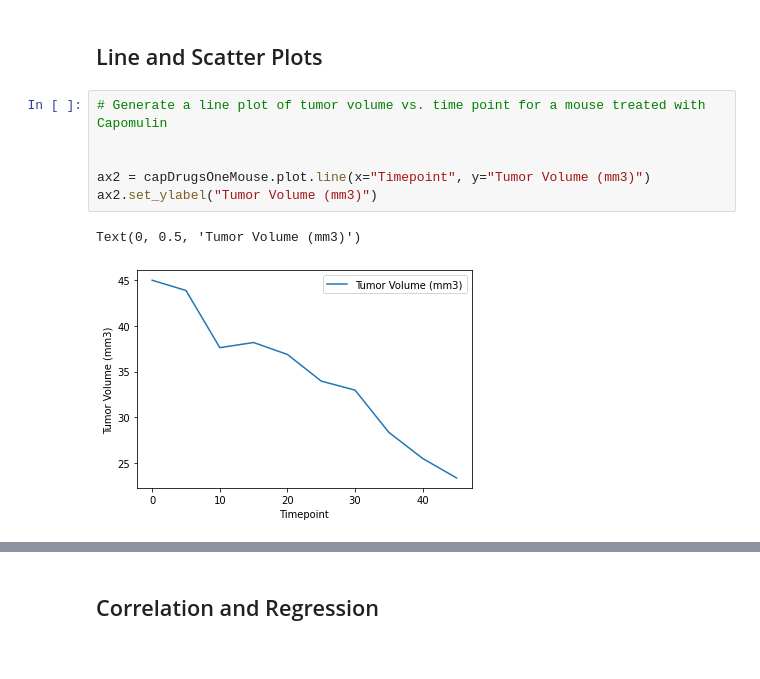
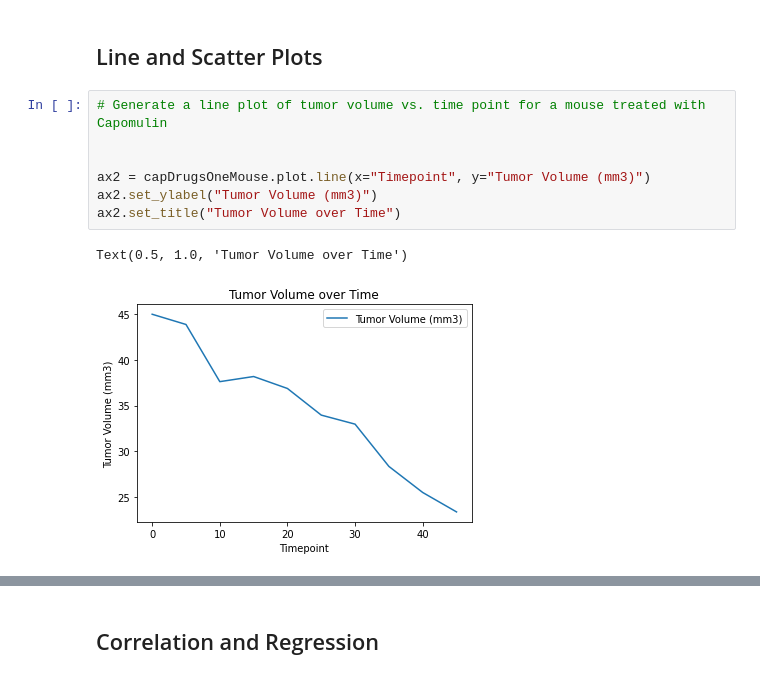
Before and after one commit to scavazos4/Pymaceuticals-challenge, a Jupyter notebook: Pymaceuticals/pymaceuticals_starter.ipynb, the cells around one changed output, grey strips where cells are left out. Cells and saved outputs as stored; diff of their text form.

```diff
--- a/Pymaceuticals/pymaceuticals_starter.ipynb
+++ b/Pymaceuticals/pymaceuticals_starter.ipynb
@@ -369,11 +369,12 @@ capDrugsOneMouse
 # %%
 # Generate a line plot of tumor volume vs. time point for a mouse treated with Capomulin
 
 
 ax2 = capDrugsOneMouse.plot.line(x="Timepoint", y="Tumor Volume (mm3)")
 ax2.set_ylabel("Tumor Volume (mm3)")
+ax2.set_title("Tumor Volume over Time")
 # %% [output]
-Text(0, 0.5, 'Tumor Volume (mm3)')
+Text(0.5, 1.0, 'Tumor Volume over Time')
-[figure, old version]
+[figure, new version]
 # %%
 # Generate a scatter plot of average tumor volume vs. mouse weight for the Capomulin regimen
```
Also changed, not shown: parts of 4 cells of this notebook.
